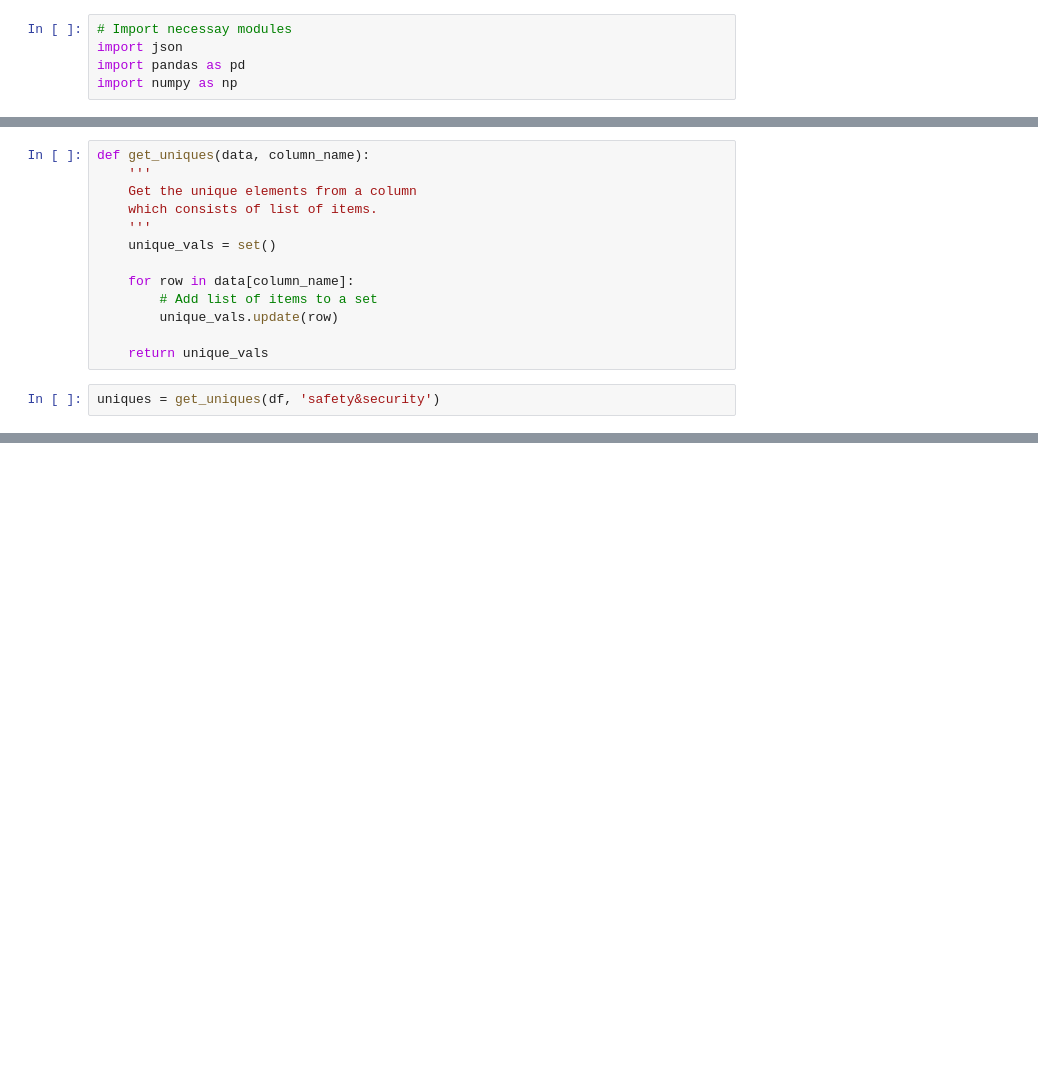
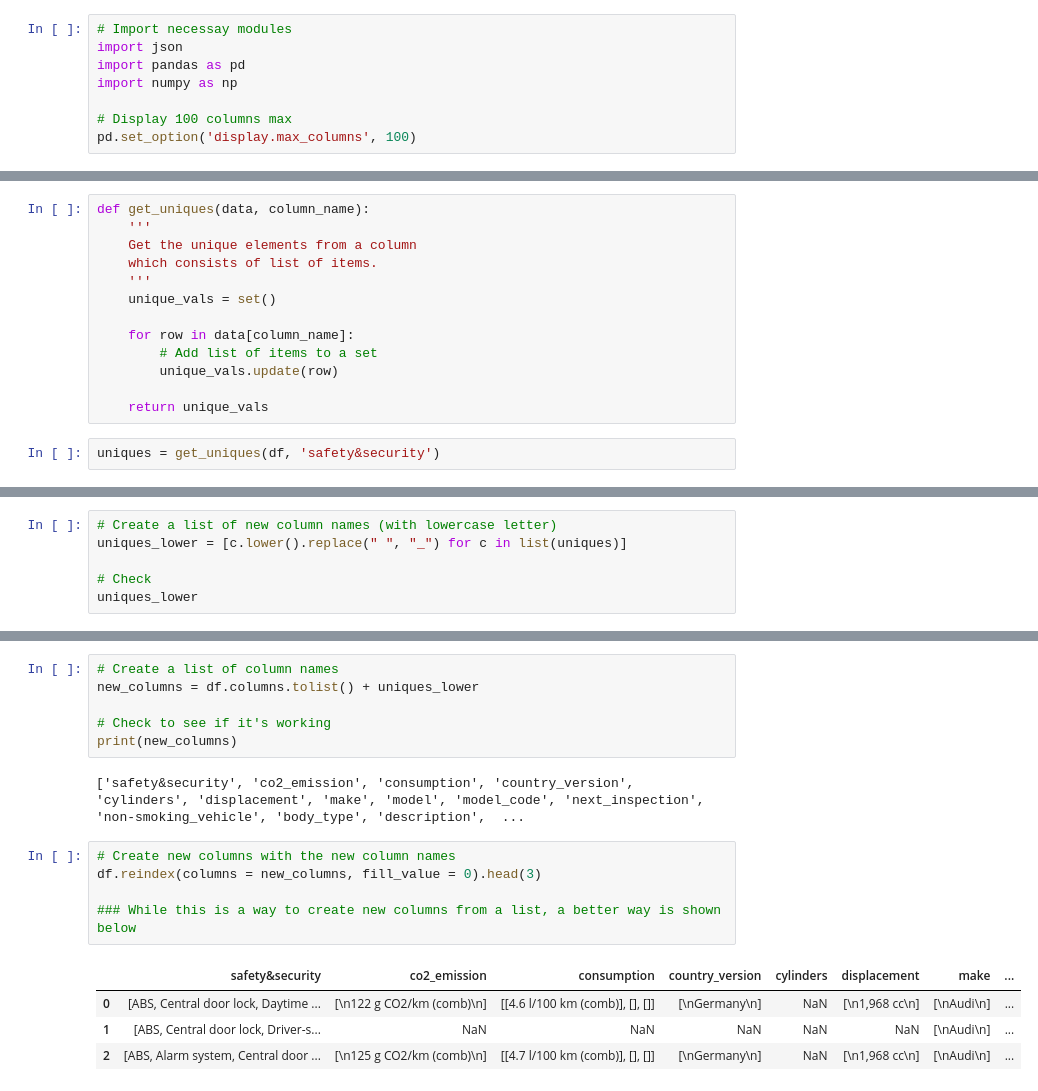
Before and after one commit to kaymal/price-prediction, a Jupyter notebook: trgt/data-cleansing/t-data-cleansing.ipynb, the cells around one changed output, grey strips where cells are left out. Saved outputs shown, nothing was run; the diff lists cells and outputs as text; blank space fills up the shorter version.

```diff
--- a/trgt/data-cleansing/t-data-cleansing.ipynb
+++ b/trgt/data-cleansing/t-data-cleansing.ipynb
@@ -5,6 +5,9 @@
 import json
 import pandas as pd
 import numpy as np
+
+# Display 100 columns max
+pd.set_option('display.max_columns', 100)
 # %%
 pwd
 # %% [output]
@@ -266,0 +277,6 @@ uniques
+# %%
+# Create a list of new column names (with lowercase letter)
+uniques_lower = [c.lower().replace(" ", "_") for c in list(uniques)]
+
+# Check
+uniques_lower
@@ -266,0 +301,18 @@ uniques
+# %%
+# Create a list of column names
+new_columns = df.columns.tolist() + uniques_lower
+
+# Check to see if it's working
+print(new_columns)
+# %% [output]
+['safety&security', 'co2_emission', 'consumption', 'country_version', 'cylinders', 'displacement', 'make', 'model', 'model_code', 'next_inspection', 'non-smoking_vehicle', 'body_type', 'description',  ...
+# %%
+# Create new columns with the new column names
+df.reindex(columns = new_columns, fill_value = 0).head(3)
+
+### While this is a way to create new columns from a list, a better way is shown below
+# %% [output]
+|  | safety&security | co2_emission | consumption | country_version | cylinders | displacement | make | ... |
+| 0 | [ABS, Central door lock, Daytime ... | [\n122 g CO2/km (comb)\n] | [[4.6 l/100 km (comb)], [], []] | [\nGermany\n] | NaN | [\n1,968 cc\n] | [\nAudi\n] | ... |
+| 1 | [ABS, Central door lock, Driver-s... | NaN | NaN | NaN | NaN | NaN | [\nAudi\n] | ... |
+| 2 | [ABS, Alarm system, Central door ... | [\n125 g CO2/km (comb)\n] | [[4.7 l/100 km (comb)], [], []] | [\nGermany\n] | NaN | [\n1,968 cc\n] | [\nAudi\n] | ... |
```
Also changed, not shown: parts of 14 cells of this notebook.
